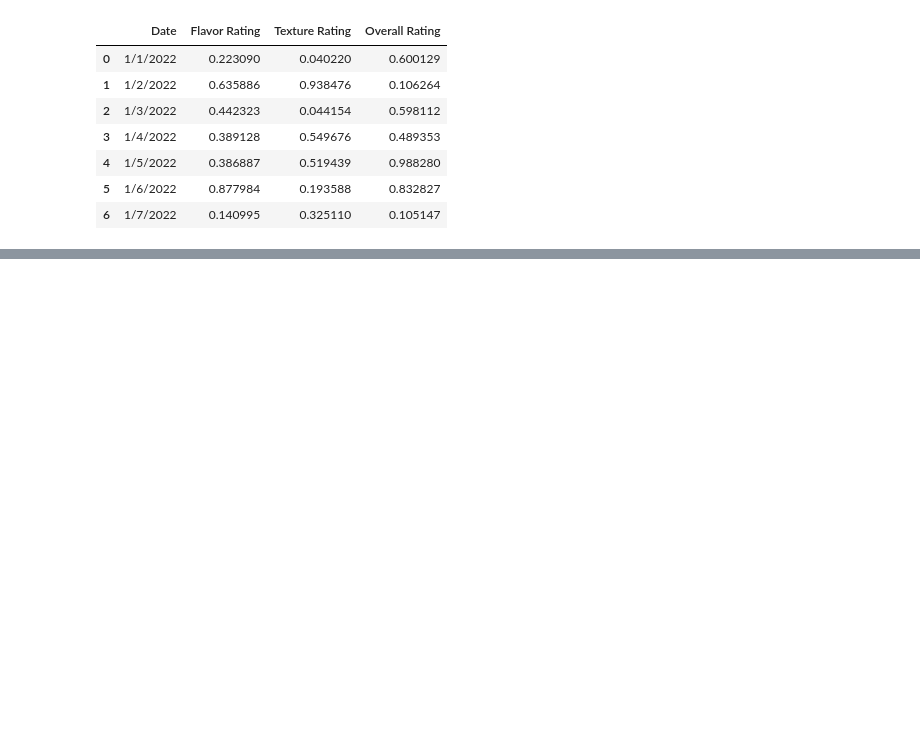
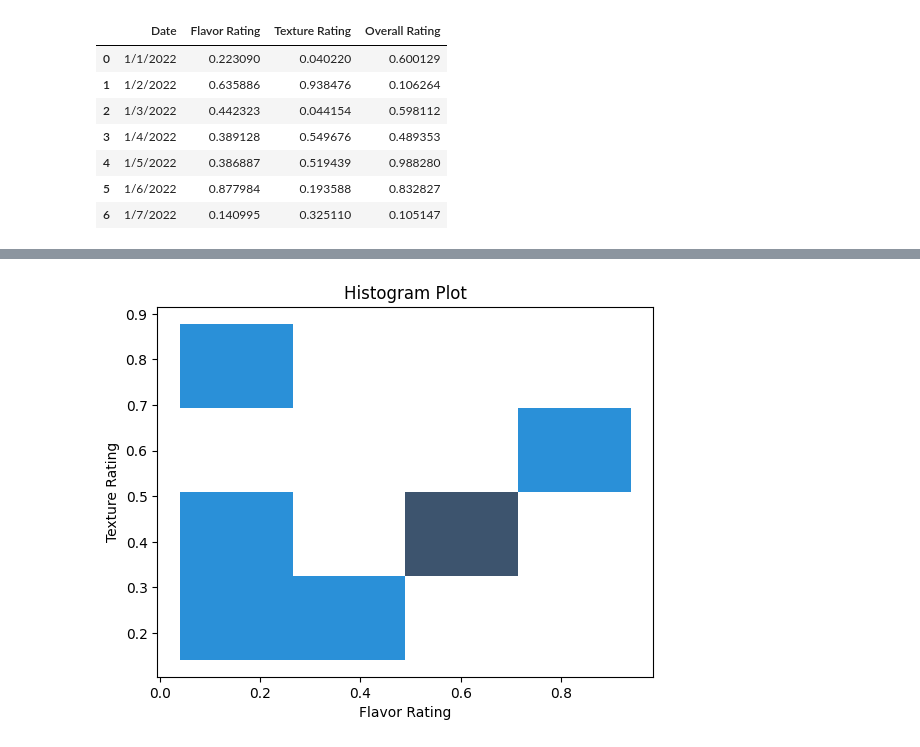
Before and after one commit to Shuvam02/AI-ML-training, a Jupyter notebook: Introduction/Visualization.ipynb, the cells around one changed output, grey strips where cells are left out. Saved outputs shown, nothing was run; the diff lists cells and outputs as text; code cells hidden in the pictures; blank space fills up the shorter version.

```diff
--- a/Introduction/Visualization.ipynb
+++ b/Introduction/Visualization.ipynb
@@ -87,0 +119,14 @@ df
+# %%
+data = {
+    "Date": ["1/1/2022", "1/2/2022", "1/3/2022", "1/4/2022", "1/5/2022", "1/6/2022", "1/7/2022"],
+    "Flavor Rating": [0.223090, 0.635886, 0.442323, 0.389128, 0.386887, 0.877984, 0.140995],
+    "Texture Rating": [0.040220, 0.938476, 0.044154, 0.549676, 0.519439, 0.193588, 0.325110],
+    "Overall Rating": [0.600129, 0.106264, 0.598112, 0.489353, 0.988280, 0.832827, 0.105147]
+}
+sns.histplot(data=df, x=df["Texture Rating"], y=df["Flavor Rating"])
+plt.xlabel("Flavor Rating")
+plt.ylabel("Texture Rating")
+plt.title("Histogram Plot")
+plt.show()
+# %% [output]
+[figure, added]
```
Also changed, not shown: parts of 27 cells of this notebook.
